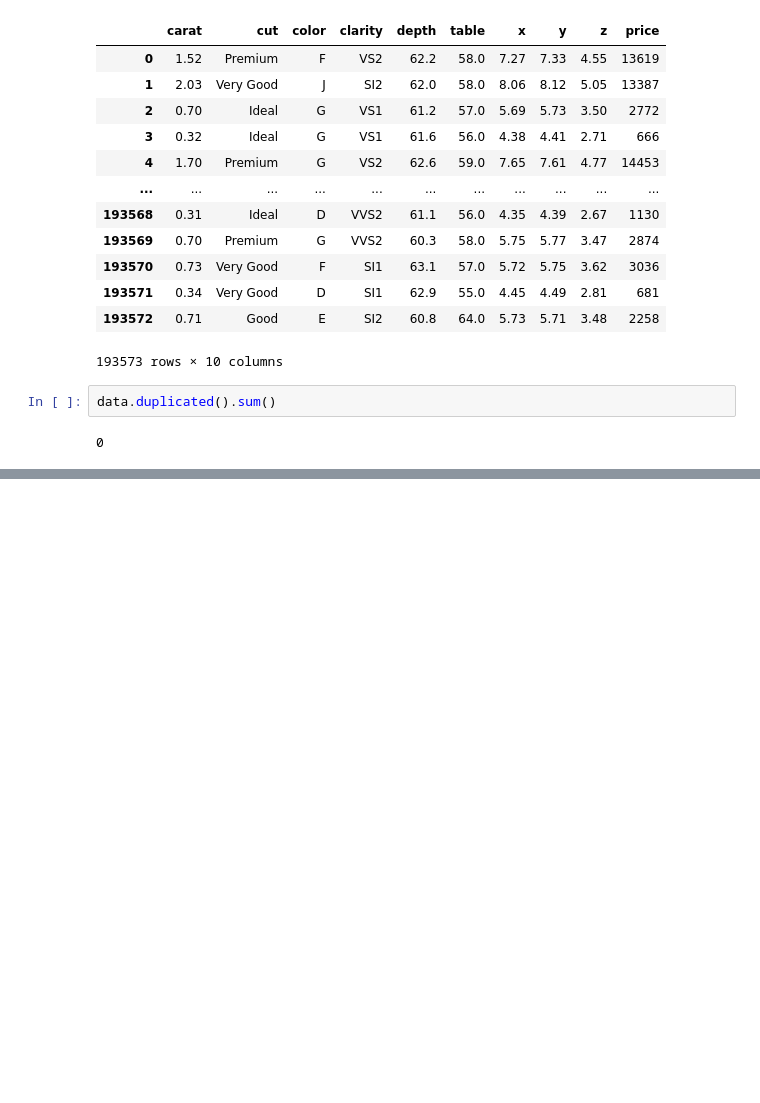
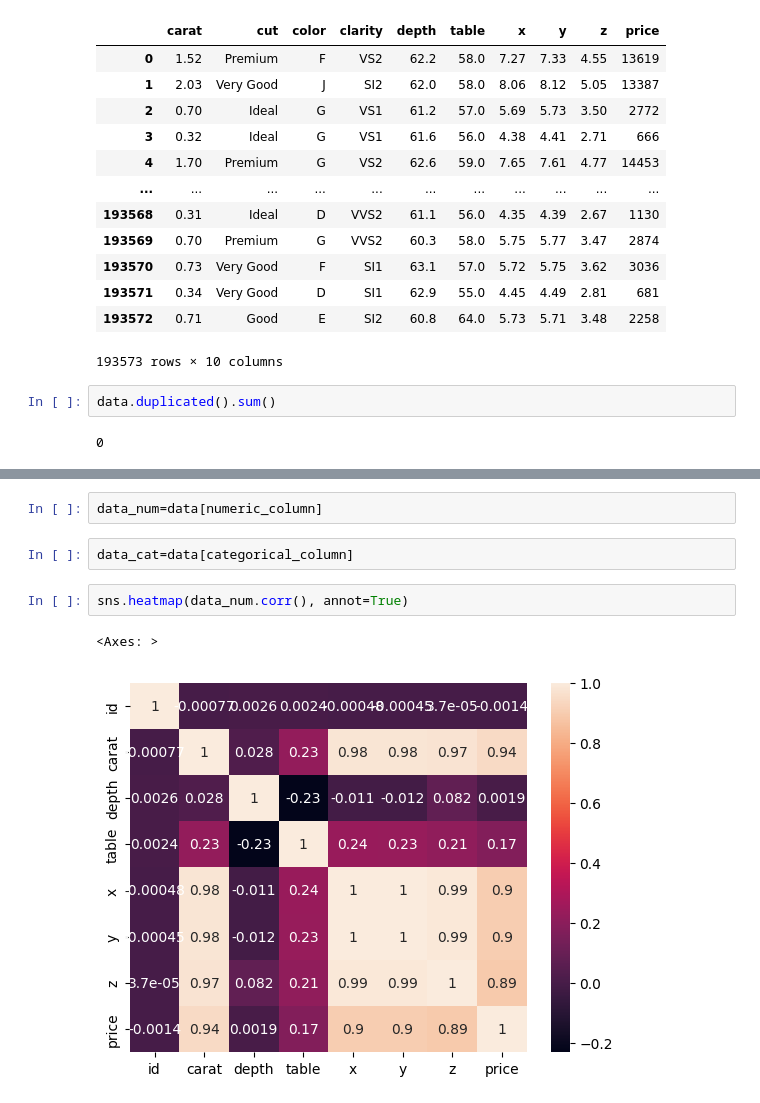
Before and after one commit to KailashMaden/mlbootcampproject, a Jupyter notebook: notebook/eda.ipynb, the cells around one changed output, grey strips where cells are left out. Cells and saved outputs as stored; diff of their text form; blank space fills up the shorter version.

```diff
--- a/notebook/eda.ipynb
+++ b/notebook/eda.ipynb
@@ -92,0 +191,9 @@ data.duplicated().sum()
+# %%
+data_num=data[numeric_column]
+# %%
+data_cat=data[categorical_column]
+# %%
+sns.heatmap(data_num.corr(), annot=True)
+# %% [output]
+<Axes: >
+[figure, added]
```
Also changed, not shown: parts of 21 cells of this notebook, 1 other file.
